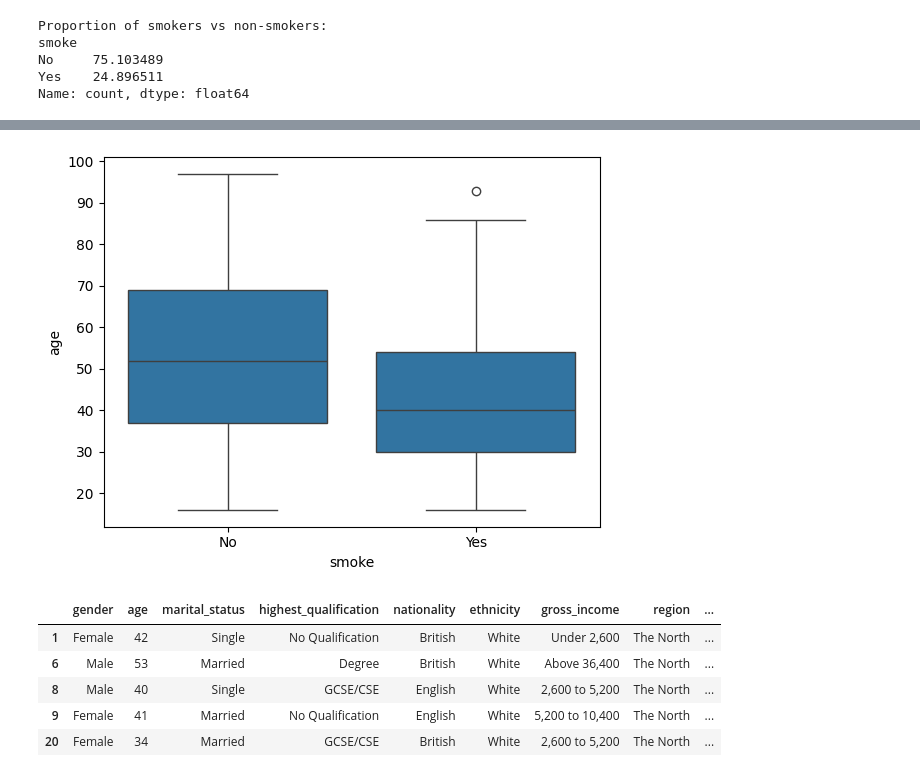
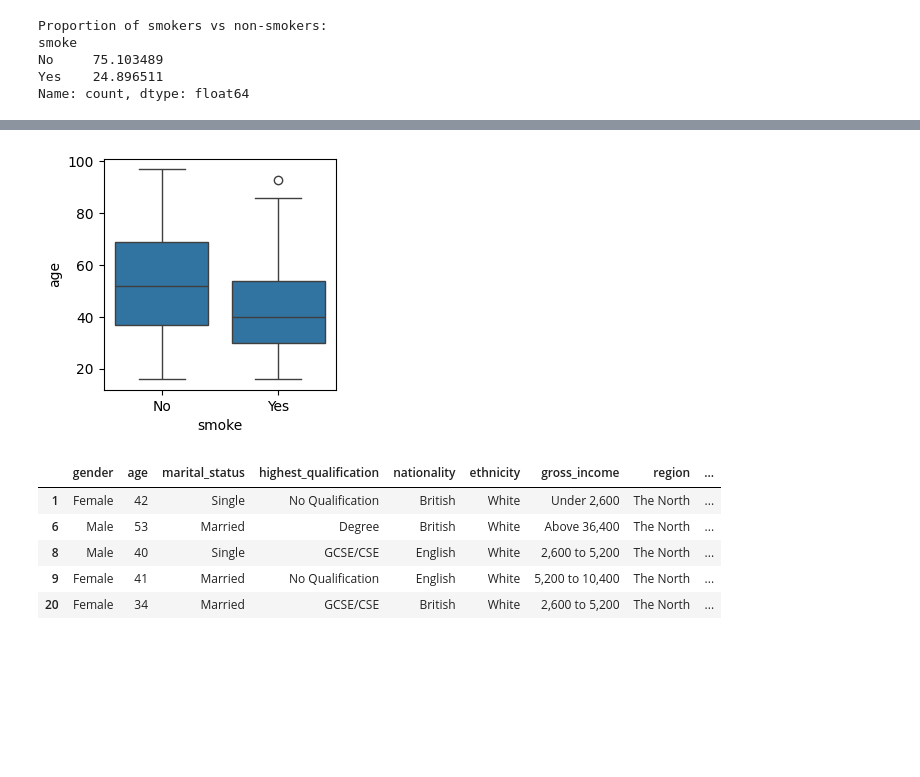
Before and after one commit to mrudulmamtani/EDA-DA-1, a Jupyter notebook: Mrudul_Mamtani_(22BCE3721).ipynb, the cells around one changed output, grey strips where cells are left out. Saved outputs shown, nothing was run; the diff lists cells and outputs as text; code cells hidden in the pictures; blank space fills up the shorter version.

```diff
--- a/Mrudul_Mamtani_(22BCE3721).ipynb
+++ b/Mrudul_Mamtani_(22BCE3721).ipynb
@@ -371,8 +382,9 @@ plt.show()
 # %%
+plt.figure(figsize=(3,3))
 sns.boxplot(x="smoke",y="age",data=df)
 plt.show()
 # %% [output]
-[figure, old version]
+[figure, new version]
 # %%
 df_only_smokers = df.drop(df[df['smoke'] == 'No'].index)
 df_only_smokers.head()
```
Also changed, not shown: parts of 23 cells of this notebook.
